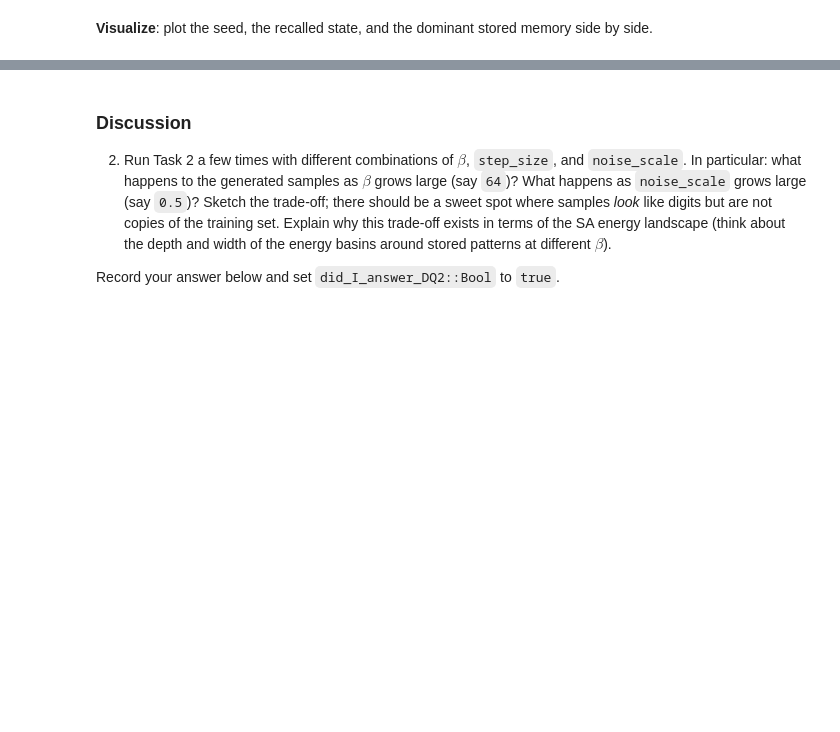
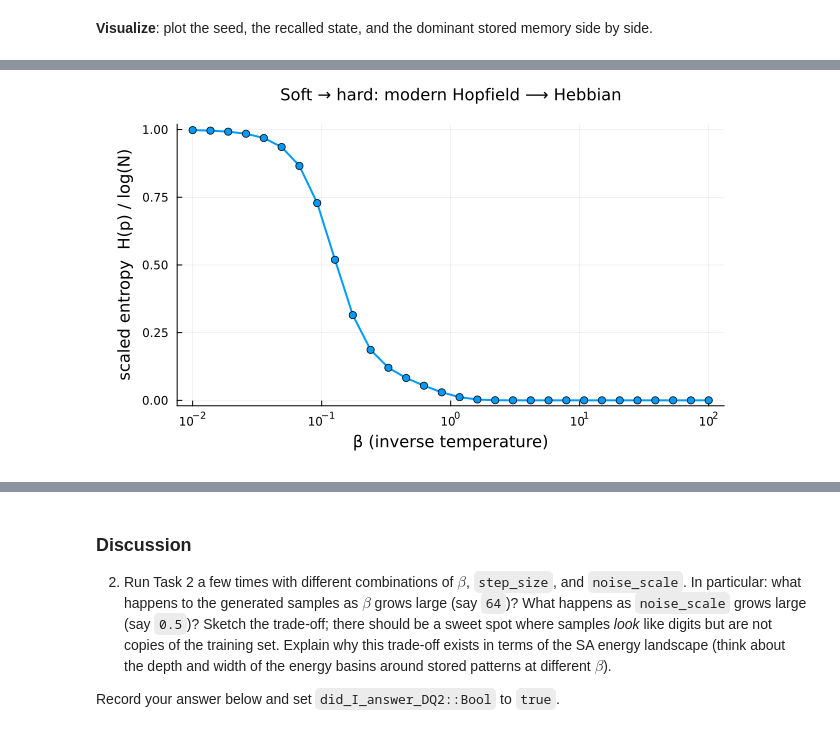
Before and after one commit to varnerlab/Practicum-5820-S2026, a Jupyter notebook: CHEME-5820-Practicum-S2026.ipynb, the cells around one changed output, grey strips where cells are left out. Drawn from its saved outputs; the diff is of its cells as text; code cells hidden in the pictures; blank space fills up the shorter version.

```diff
--- a/CHEME-5820-Practicum-S2026.ipynb
+++ b/CHEME-5820-Practicum-S2026.ipynb
@@ -157,0 +270,41 @@ Record your answer below and set `did_I_answer_DQ1::Bool` to `true`.
+# %%
+β_grid, recall_scaled_H = let
+
+    # initialize -
+    β_grid = exp10.(range(-2.0, stop = 2.0, length = 30)) # 30 β values, log-spaced 0.01 → 100
+    out = Float64[];
+
+    # Use a noisy version of the seed so the inner products X' * seed are not all
+    # dominated by the diagonal ‖X[:, j]‖². Without this perturbation, even modest
+    # β collapses the softmax onto the seed's column and you don't see the soft regime.
+    seed = X[:, memoryindextorecover] .+ 0.3 .* randn(size(X, 1))
+    logN = log(size(X, 2)) # max possible entropy of a length-N softmax (uniform)
+
+    # sweep β and collect the SCALED entropy H(p)/log(N) of the one-shot attention
+    # softmax(β · X' · seed). This is the H-Mem read step itself, parameterized by β,
+    # and is the diagnostic used in Varner (2026, arXiv:2603.14717):
+    # H/log(N) = 1 → uniform (soft, β → 0); H/log(N) = 0 → one-hot (hard, β → ∞).
+    for βtry in β_grid
+        logits = βtry .* (transpose(X) * seed)
+        p = NNlib.softmax(logits)
+        H = -sum(pj > 0 ? pj * log(pj) : 0.0 for pj in p)
+        push!(out, H / logN)
+    end
+
+    # return -
+    β_grid, out;
+end;
+# %%
+plot(β_grid, recall_scaled_H;
+    xscale = :log10, marker = :circle, ms = 4, lw = 2, legend = false,
+    ylim = (-0.02, 1.02),
+    xlabel = "β (inverse temperature)",
+    ylabel = "scaled entropy  H(p) / log(N)",
+    title  = "Soft → hard: modern Hopfield ⟶ Hebbian",
+    titlefontsize = 11,
+    size = (640, 380),
+    left_margin = 6Plots.PlotMeasures.mm,
+    bottom_margin = 5Plots.PlotMeasures.mm,
+    top_margin = 4Plots.PlotMeasures.mm)
+# %% [output]
+[figure, added]
```
Also changed, not shown: parts of 59 cells of this notebook, 2 other files.
